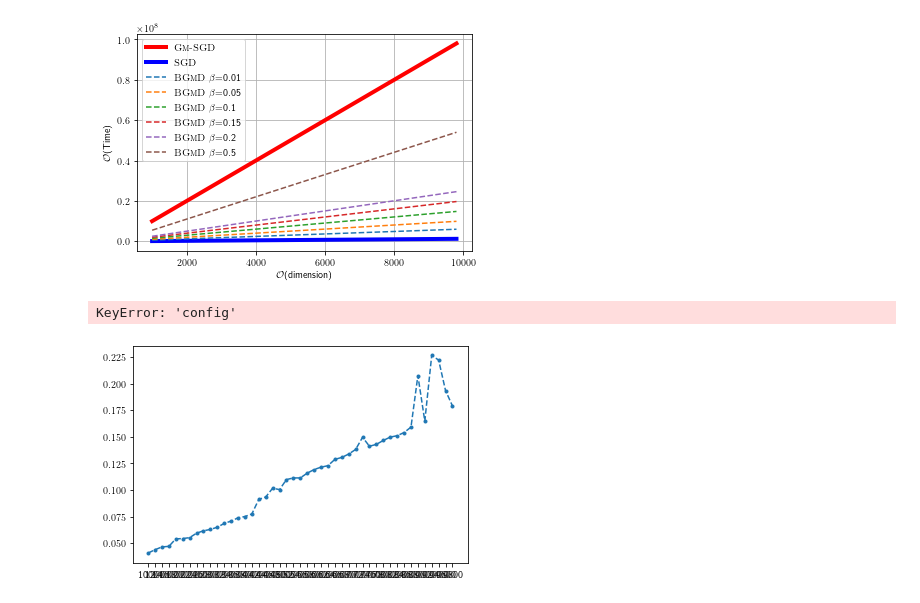
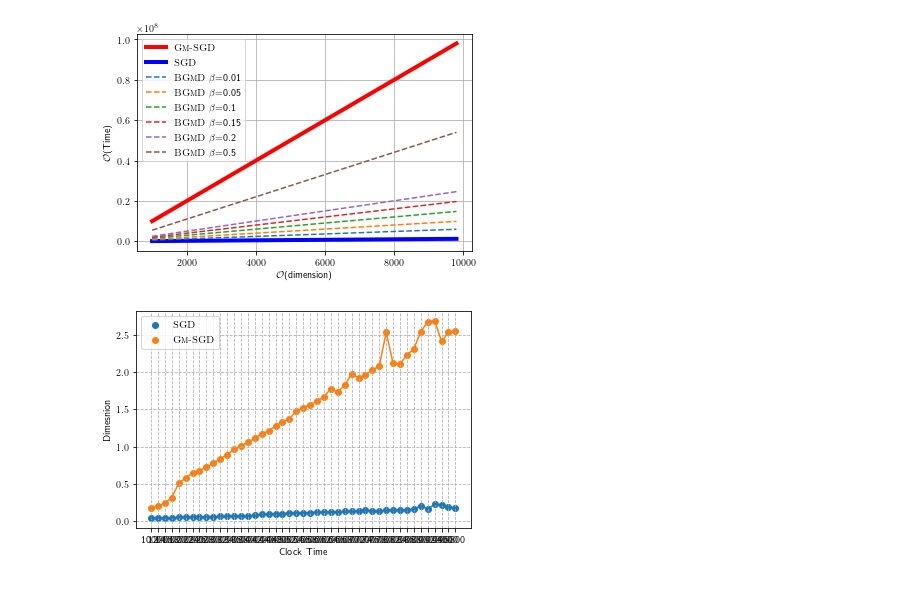
Before and after one commit to anishacharya/Optimization-Mavericks, a Jupyter notebook: playground_.ipynb, the cells around one changed output. Saved outputs shown, nothing was run; the diff lists cells and outputs as text; code cells hidden in the pictures.

```diff
--- a/playground_.ipynb
+++ b/playground_.ipynb
@@ -87,36 +87,50 @@ def smooth(y, box_pts):
     box = np.ones(box_pts) / box_pts
     y_smooth = np.convolve(y, box, mode='same')
     return y_smooth
 
 def plot_timing(res_file: str, label):
     # d = [100, 1000, 10000, 100000]
     with open(res_file, 'rb') as f:
         res = json.load(f)
 
-    del res["config"]
+    if "config" in res:
+        del res["config"]
     d = list(res.keys())
     t = list(res.values())
 
     # plt.yscale('log')
     t = smooth(y=t, box_pts=1)
 
-    plt.scatter(d, t, label=label, marker='.')
-    plt.plot(d, t, linestyle='dashed')
+    plt.scatter(d, t, label=label)
+    plt.plot(d, t)
+    # plt.xticks(np.arange(0, len(d)+1, 10))
+
 
 
 d = 'result_dumps/timing_exp/'
 o = [
         'mean',
         'gm',
+        #'bgmd.0.1',
+    #'bgmd.0.2',
+    #'bgmd.0.5',
     ]
 labels = [
         r"\textsc{SGD}",
-    r"\textsc{Gm-SGD}"
+    r"\textsc{Gm-SGD}",
+    #r"\textsc{BGmD(0.1)}",
+    #r"\textsc{BGmD(0.2)}",
+    #r"\textsc{BGmD(0.5)}",
     ]
 
 for op, label in zip(o, labels):
     result_file = d + op
     plot_timing(result_file, label)
+
+plt.xlabel('Clock Time')
+plt.ylabel('Dimesnion')
+plt.legend()
+plt.grid(True, which='both', linestyle='--')
+plt.tick_params(labelsize=10)
 # %% [output]
-KeyError: 'config'
-[figure, old version]
+[figure, new version]
```
Also changed, not shown: 4 other files.
